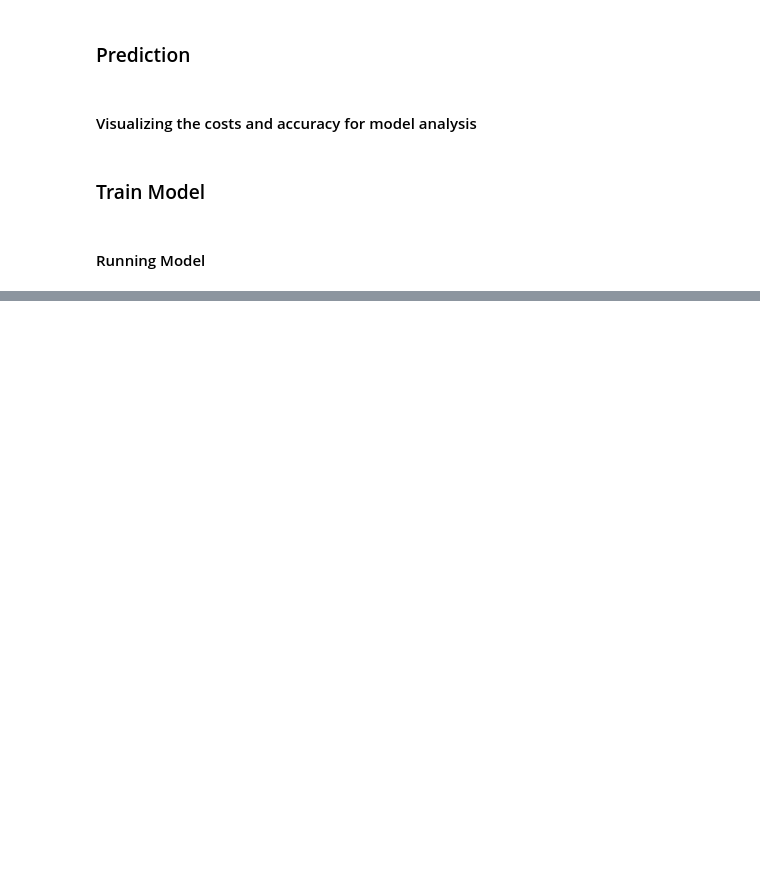
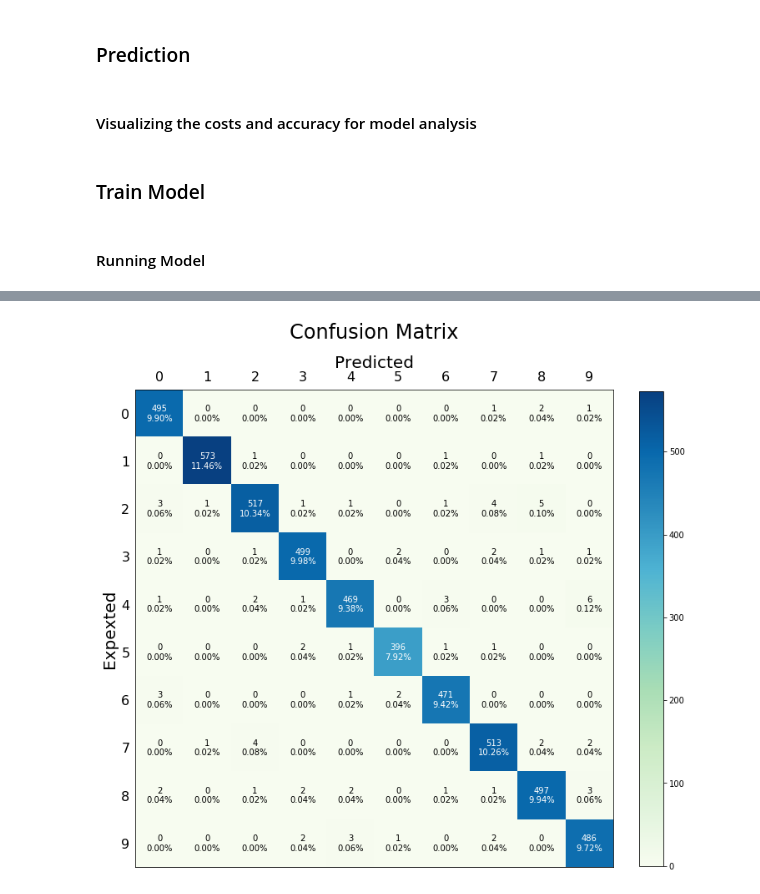
Before and after one commit to kattelsameer/HandWritten-Digit-Recognition-using-Deep-Learning, a Jupyter notebook: 7. Final Model/Final Model.ipynb, the cells around one changed output, grey strips where cells are left out. Cells and saved outputs as stored; diff of their text form; code cells hidden in the pictures; blank space fills up the shorter version.

```diff
--- a/7. Final Model/Final Model.ipynb
+++ b/7. Final Model/Final Model.ipynb
@@ -378,7 +405,7 @@ def initialize_adam(parameters) :
 
     return v, s
 # %%
-def update_parameters(parameters, grads, learning_rate, beta1, beta2,  epsilon, v = {}, s = {}, t = 0):
+def update_parameters(parameters, grads, learning_rate, optimizer = "no", beta1 = 0, beta2 = 0,  epsilon = 0, v = {}, s = {}, t = 0):
 
     L = len(parameters) // 2
     v_corrected = {}
@@ -560,0 +689,4 @@ print("\nError:\t"+str(1-test_acc))
+# %%
+plot_confusion_matrix(cm_dev)
+# %% [output]
+[figure, added]
```
Also changed, not shown: parts of 39 cells of this notebook.
